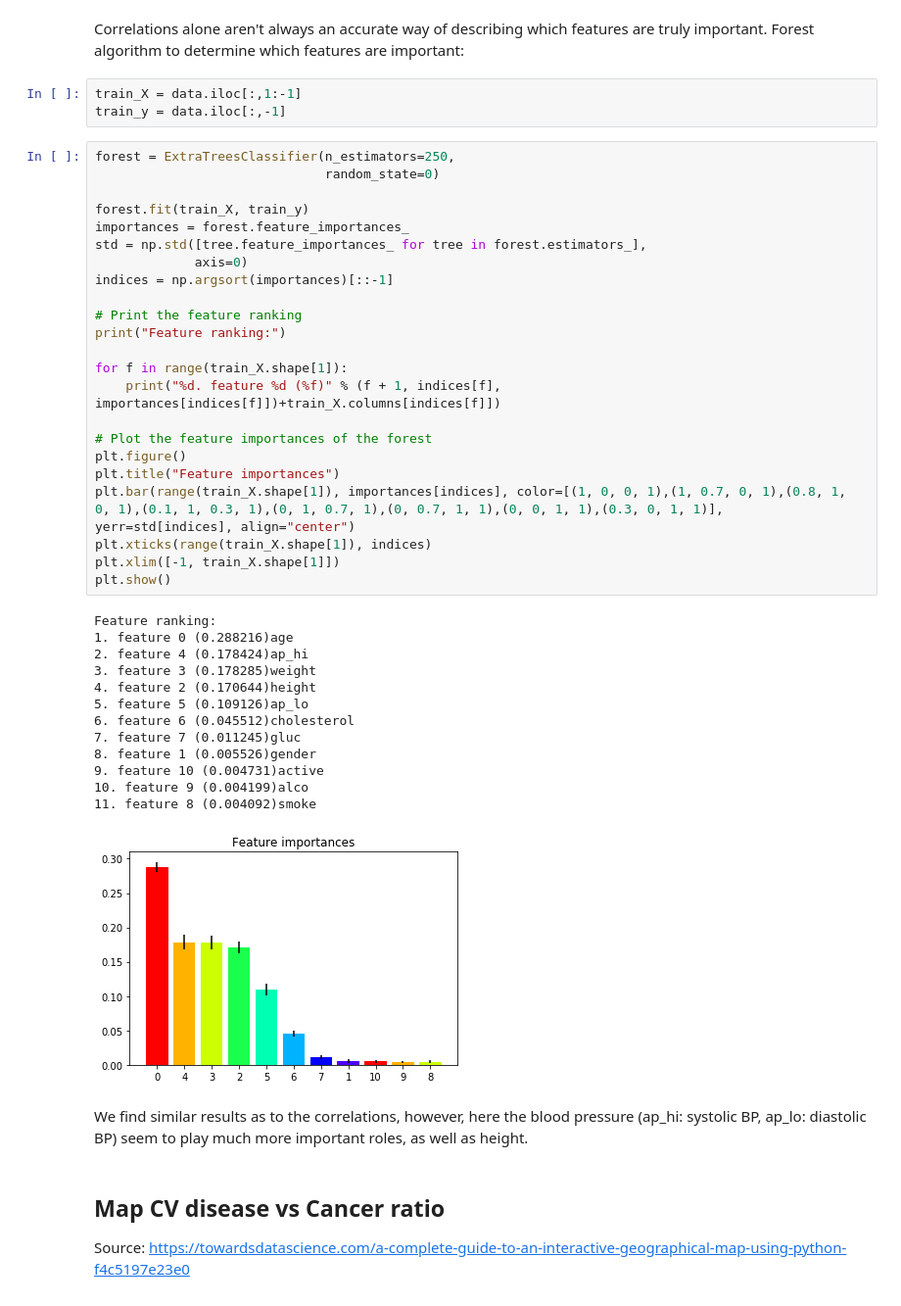
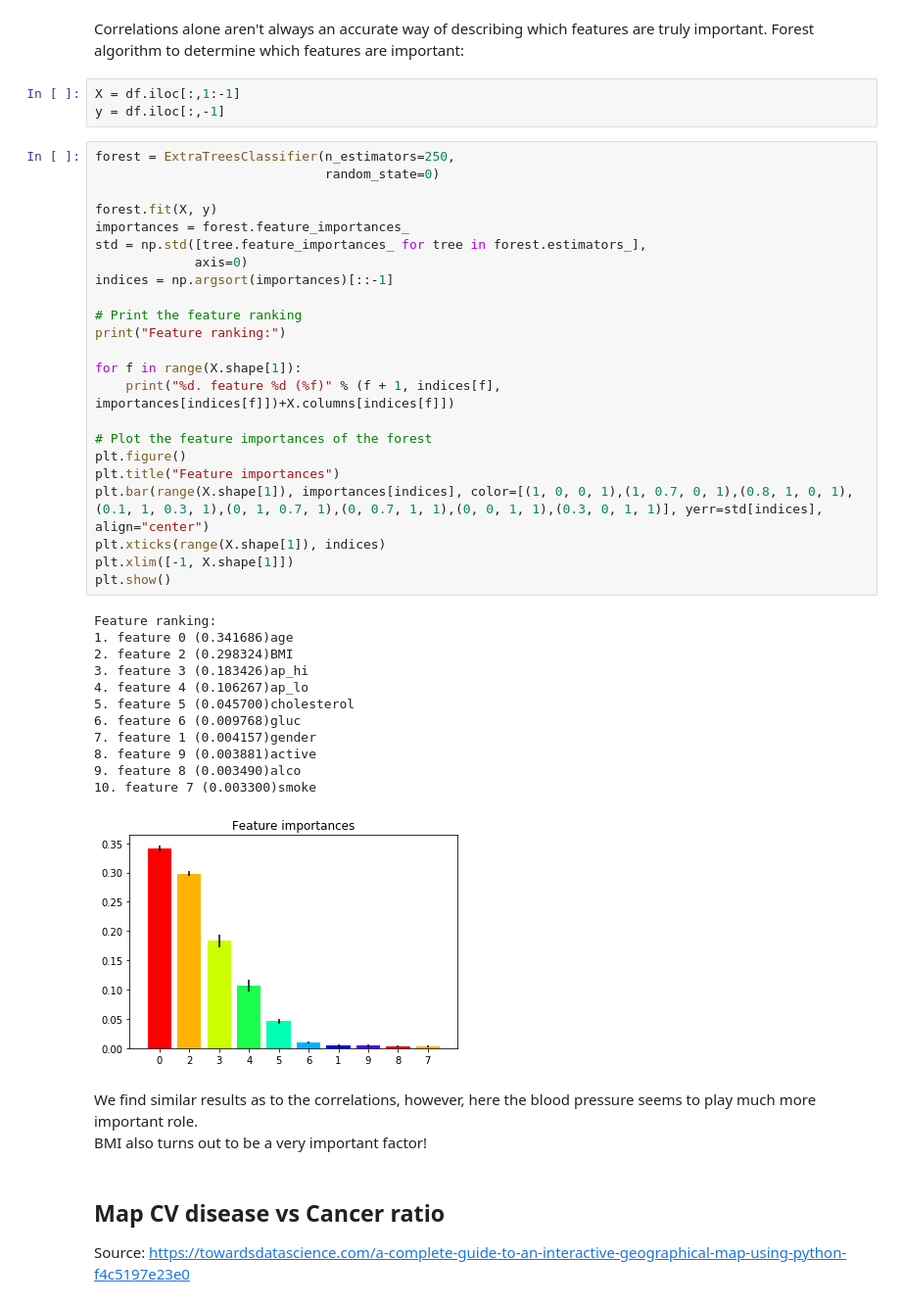
Before and after one commit to itsyaboii1337/Data_Science_Alliance, a Jupyter notebook: Analysing_Medical_Data.ipynb, the cells around one changed output. Shown at 98% size. Drawn from its saved outputs; the diff is of its cells as text.

```diff
--- a/Analysing_Medical_Data.ipynb
+++ b/Analysing_Medical_Data.ipynb
@@ -286,47 +290,47 @@ df.head()
 # %% [markdown]
 Correlations alone aren't always an accurate way of describing which features are truly important. Forest algorithm to determine which features are important:
 # %%
-train_X = data.iloc[:,1:-1]
-train_y = data.iloc[:,-1]
+X = df.iloc[:,1:-1]
+y = df.iloc[:,-1]
 # %%
 forest = ExtraTreesClassifier(n_estimators=250,
                               random_state=0)
 
-forest.fit(train_X, train_y)
+forest.fit(X, y)
 importances = forest.feature_importances_
 std = np.std([tree.feature_importances_ for tree in forest.estimators_],
              axis=0)
 indices = np.argsort(importances)[::-1]
 
 # Print the feature ranking
 print("Feature ranking:")
 
-for f in range(train_X.shape[1]):
-    print("%d. feature %d (%f)" % (f + 1, indices[f], importances[indices[f]])+train_X.columns[indices[f]])
+for f in range(X.shape[1]):
+    print("%d. feature %d (%f)" % (f + 1, indices[f], importances[indices[f]])+X.columns[indices[f]])
 
 # Plot the feature importances of the forest
 plt.figure()
 plt.title("Feature importances")
-plt.bar(range(train_X.shape[1]), importances[indices], color=[(1, 0, 0, 1),(1, 0.7, 0, 1),(0.8, 1, 0, 1),(0.1, 1, 0.3, 1),(0, 1, 0.7, 1),(0, 0.7, 1, 1),(0, 0, 1, 1),(0.3, 0, 1, 1)], yerr=std[indices], align="center")
-plt.xticks(range(train_X.shape[1]), indices)
-plt.xlim([-1, train_X.shape[1]])
+plt.bar(range(X.shape[1]), importances[indices], color=[(1, 0, 0, 1),(1, 0.7, 0, 1),(0.8, 1, 0, 1),(0.1, 1, 0.3, 1),(0, 1, 0.7, 1),(0, 0.7, 1, 1),(0, 0, 1, 1),(0.3, 0, 1, 1)], yerr=std[indices], align="center")
+plt.xticks(range(X.shape[1]), indices)
+plt.xlim([-1, X.shape[1]])
 plt.show()
 # %% [output]
 Feature ranking:
-1. feature 0 (0.288216)age
-2. feature 4 (0.178424)ap_hi
-3. feature 3 (0.178285)weight
-4. feature 2 (0.170644)height
-5. feature 5 (0.109126)ap_lo
-6. feature 6 (0.045512)cholesterol
-7. feature 7 (0.011245)gluc
-8. feature 1 (0.005526)gender
-9. feature 10 (0.004731)active
-10. feature 9 (0.004199)alco
-11. feature 8 (0.004092)smoke
+1. feature 0 (0.341686)age
+2. feature 2 (0.298324)BMI
+3. feature 3 (0.183426)ap_hi
+4. feature 4 (0.106267)ap_lo
+5. feature 5 (0.045700)cholesterol
+6. feature 6 (0.009768)gluc
+7. feature 1 (0.004157)gender
+8. feature 9 (0.003881)active
+9. feature 8 (0.003490)alco
+10. feature 7 (0.003300)smoke
-[figure, old version]
+[figure, new version]
 # %% [markdown]
-We find similar results as to the correlations, however, here the blood pressure (ap_hi: systolic BP, ap_lo: diastolic BP) seem to play much more important roles, as well as height.
+We find similar results as to the correlations, however, here the blood pressure seems to play much more important role.  <br>
+BMI also turns out to be a very important factor!
 # %% [markdown]
 ## Map CV disease vs Cancer ratio
 
```
Also changed, not shown: parts of 3 cells of this notebook.
